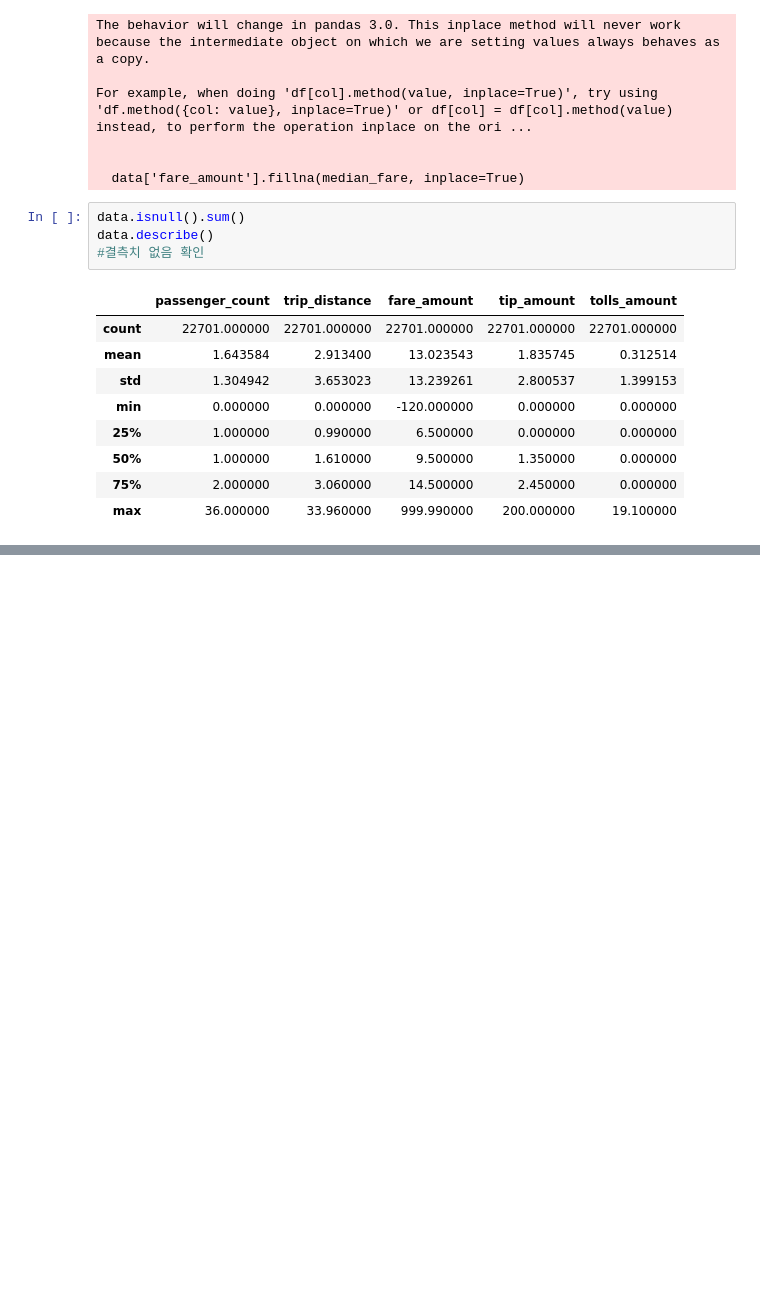
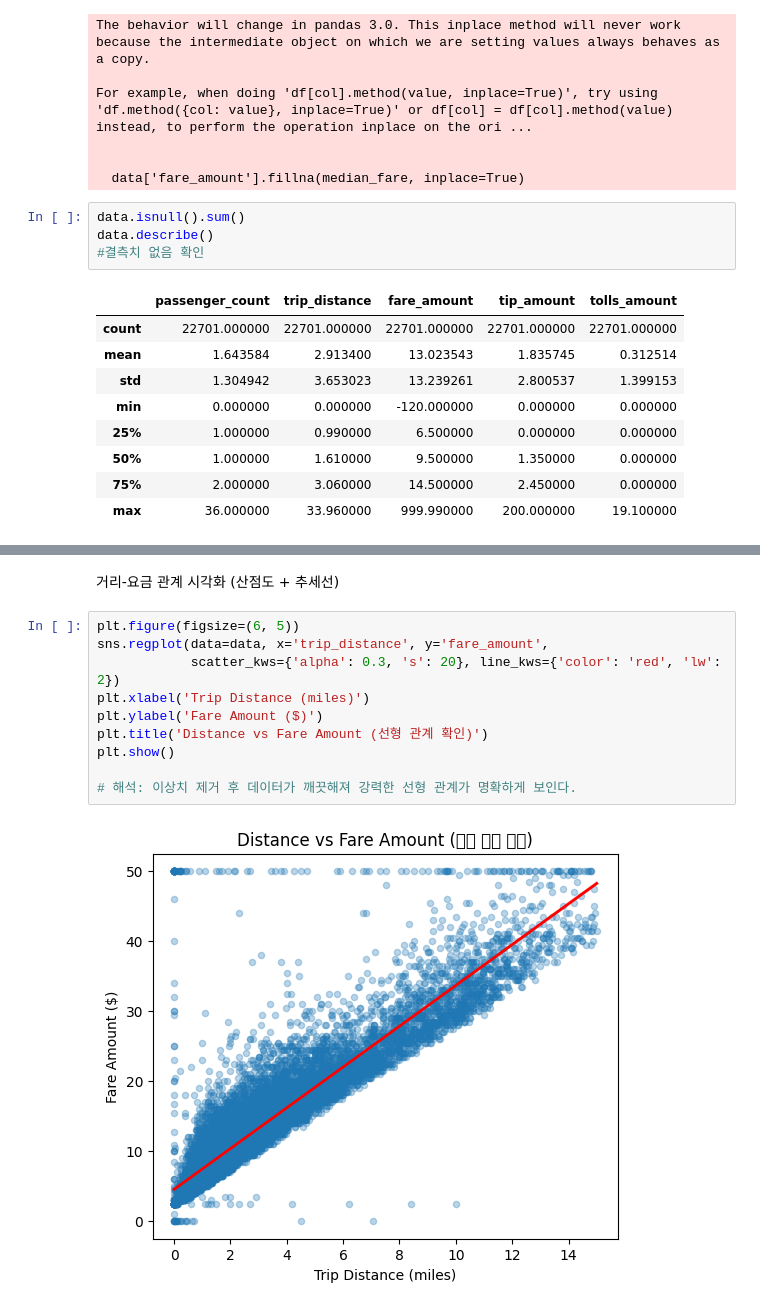
Before and after one commit to ary3120-droid/myproject, a Jupyter notebook: trip_ay.ipynb, the cells around one changed output, grey strips where cells are left out. Cells and saved outputs as stored; diff of their text form; blank space fills up the shorter version.

```diff
--- a/trip_ay.ipynb
+++ b/trip_ay.ipynb
@@ -263,0 +324,14 @@ memory usage: 1.7+ MB
+# %% [markdown]
+거리-요금 관계 시각화 (산점도 + 추세선)
+# %%
+plt.figure(figsize=(6, 5))
+sns.regplot(data=data, x='trip_distance', y='fare_amount',
+            scatter_kws={'alpha': 0.3, 's': 20}, line_kws={'color': 'red', 'lw': 2})
+plt.xlabel('Trip Distance (miles)')
+plt.ylabel('Fare Amount ($)')
+plt.title('Distance vs Fare Amount (선형 관계 확인)')
+plt.show()
+
+# 해석: 이상치 제거 후 데이터가 깨끗해져 강력한 선형 관계가 명확하게 보인다.
+# %% [output]
+[figure, added]
```
Also changed, not shown: parts of 40 cells of this notebook.
